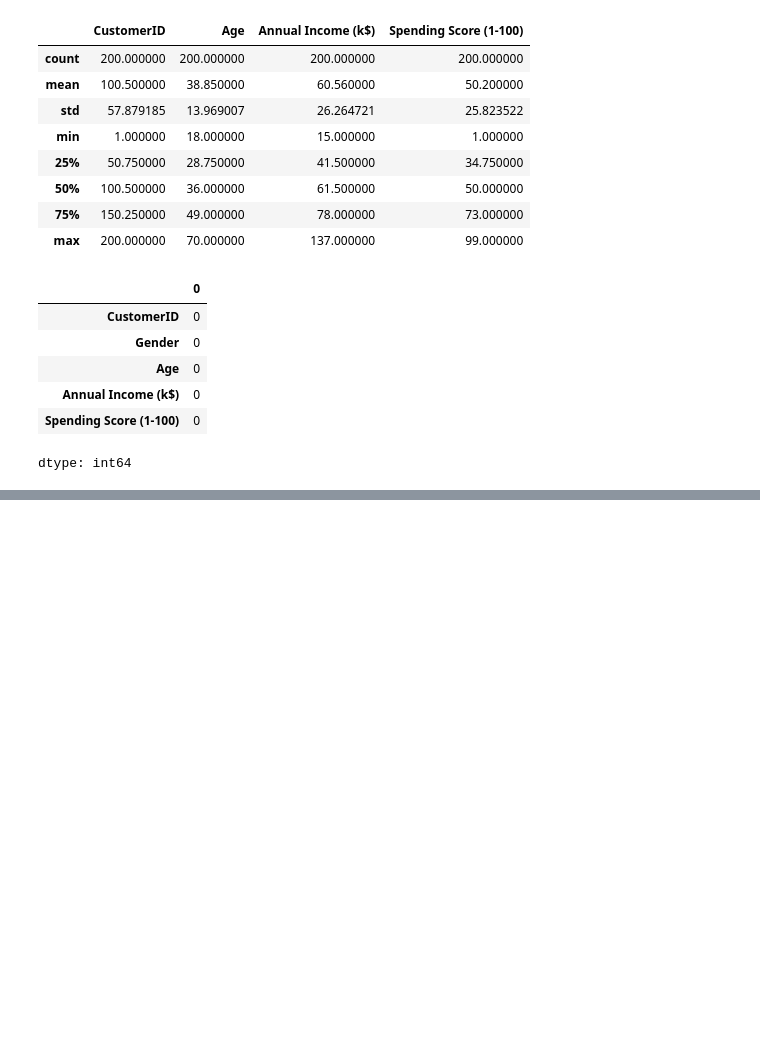
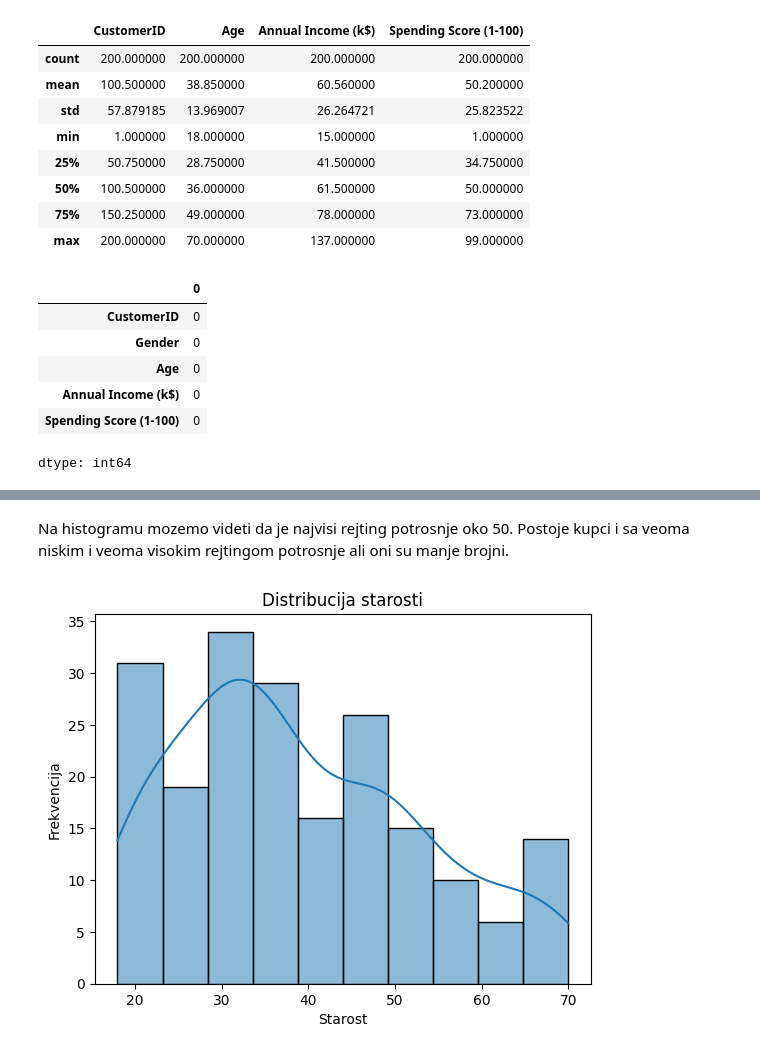
Before and after one commit to KrstinaPerovic/Vezba-Python-1, a Jupyter notebook: Untitled1.ipynb, the cells around one changed output, grey strips where cells are left out. Saved outputs shown, nothing was run; the diff lists cells and outputs as text; code cells hidden in the pictures; blank space fills up the shorter version.

```diff
--- a/Untitled1.ipynb
+++ b/Untitled1.ipynb
@@ -57,0 +139,10 @@ dtype: int64
+# %% [markdown]
+Na histogramu mozemo videti da je najvisi rejting potrosnje oko 50. Postoje kupci i sa veoma niskim i veoma visokim rejtingom potrosnje ali oni su manje brojni.
+# %%
+sns.histplot(df['Age'], bins= 10, kde = True)
+plt.title("Distribucija starosti")
+plt.xlabel("Starost")
+plt.ylabel("Frekvencija")
+plt.show()
+# %% [output]
+[figure, added]
```
Also changed, not shown: parts of 22 cells of this notebook.
